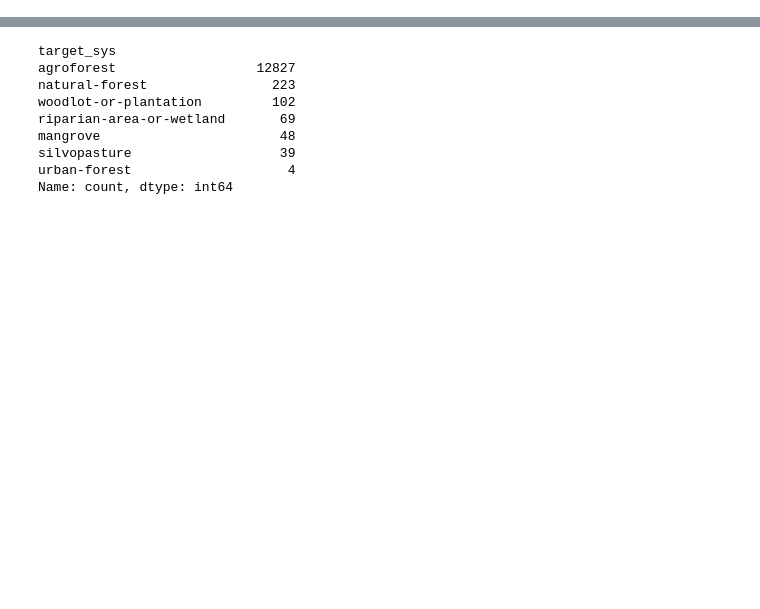
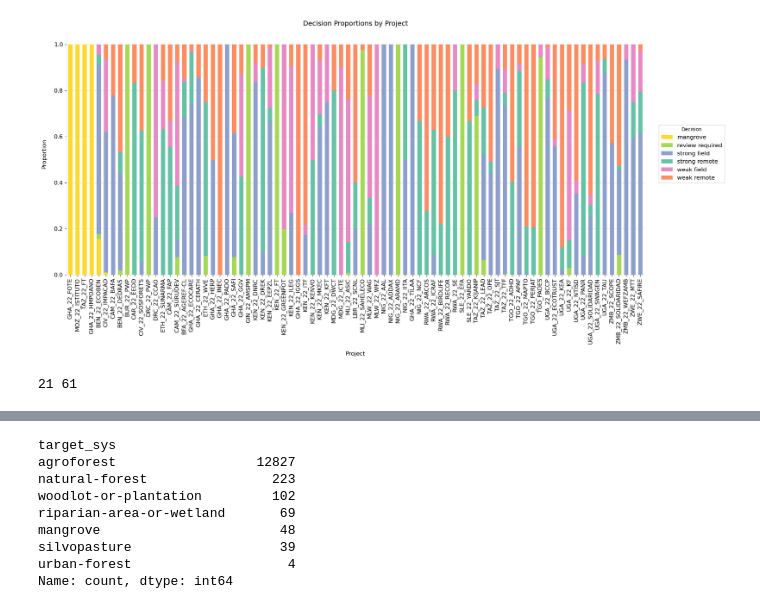
Before and after one commit to wri/decision-tree, a Jupyter notebook: notebooks/review_results.ipynb, the cells around one changed output, grey strips where cells are left out. Cells and saved outputs as stored; diff of their text form; code cells hidden in the pictures; blank space fills up the shorter version.

```diff
--- a/notebooks/review_results.ipynb
+++ b/notebooks/review_results.ipynb
@@ -26,0 +24,4 @@ Name: count, dtype: int64
+# %%
+vis.plot_decision_proportions(df, sort_by='mangrove')
+# %% [output]
+[figure, added]
@@ -26,0 +73,6 @@ Name: count, dtype: int64
+# %%
+done = set(remote_done) | set(field_done) | set(mangrove_done)
+c1_remain = df[~df['project_name'].isin(done)]
+print(len(done), len(c1_remain.project_name.unique()))
+# %% [output]
+21 61
```
Also changed, not shown: parts of 21 cells of this notebook, 2 other files.
